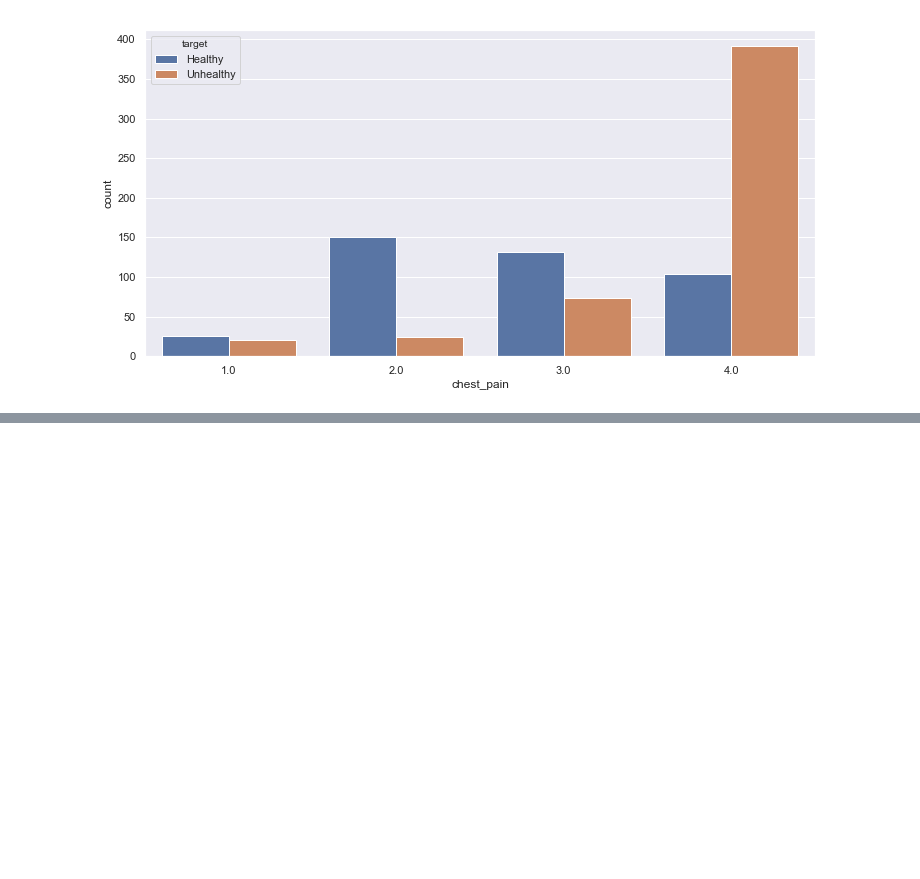
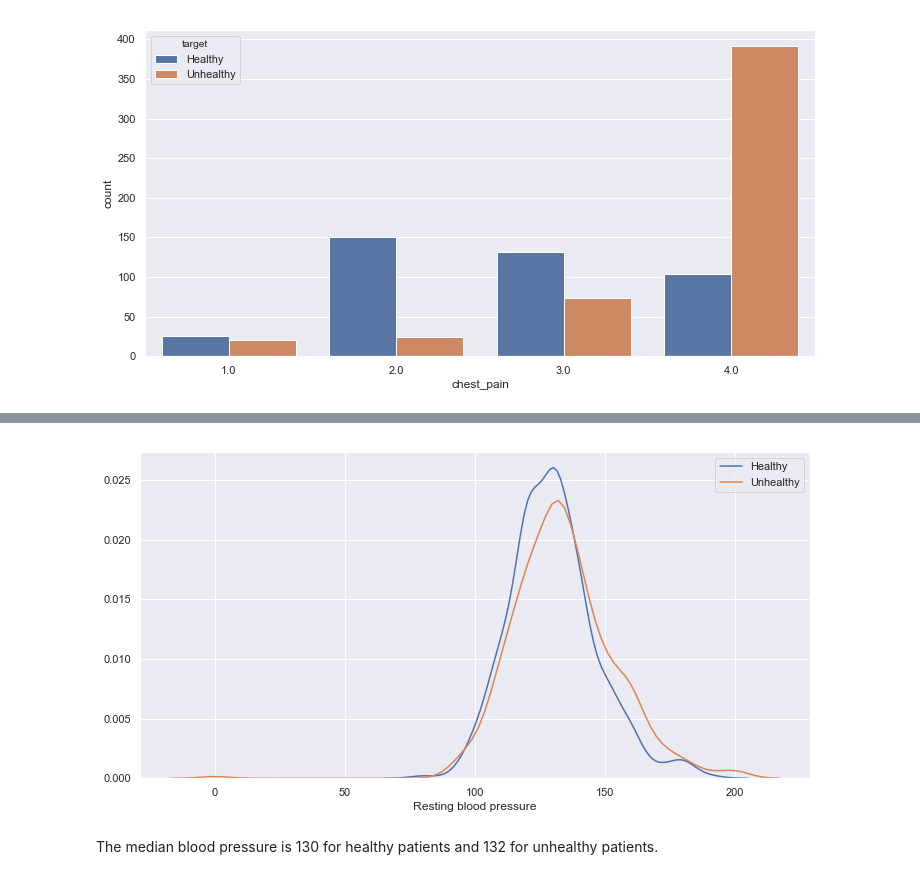
Before and after one commit to dimitraz/medical-data, a Jupyter notebook: Data Wrangling 2.ipynb, the cells around one changed output, grey strips where cells are left out. Saved outputs shown, nothing was run; the diff lists cells and outputs as text; code cells hidden in the pictures; blank space fills up the shorter version.

```diff
--- a/Data Wrangling 2.ipynb
+++ b/Data Wrangling 2.ipynb
@@ -456,0 +477,14 @@ lab 2
+# %%
+ax = sns.kdeplot(df[df.target == 0].rest_blood_pressure, label="Healthy")
+ax = sns.kdeplot(df[df.target == 1].rest_blood_pressure, label="Unhealthy")
+ax.set_xlabel("Resting blood pressure")
+plt.show()
+# %% [output]
+[figure, added]
+# %%
+message = ("The median blood pressure is %d for healthy patients and %d for unhealthy patients.\n" %
+(df[df.target == 0].rest_blood_pressure.median(), df[df.target == 1].rest_blood_pressure.median()))
+
+display(Markdown(message))
+# %% [output]
+The median blood pressure is 130 for healthy patients and 132 for unhealthy patients.
```
Also changed, not shown: parts of 27 cells of this notebook.
